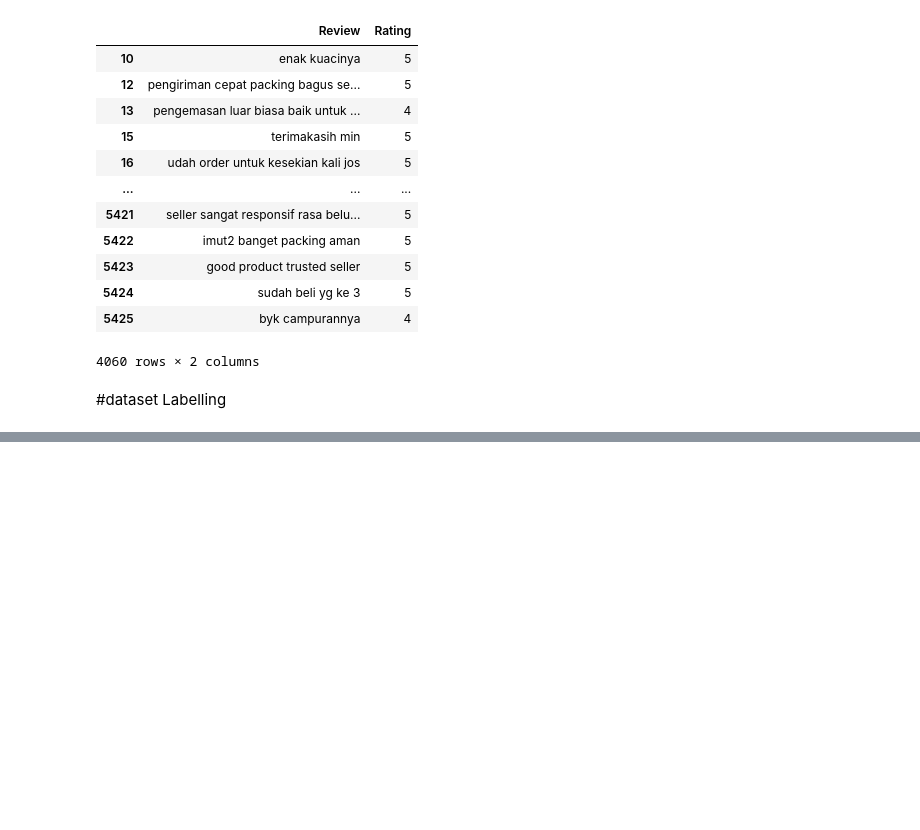
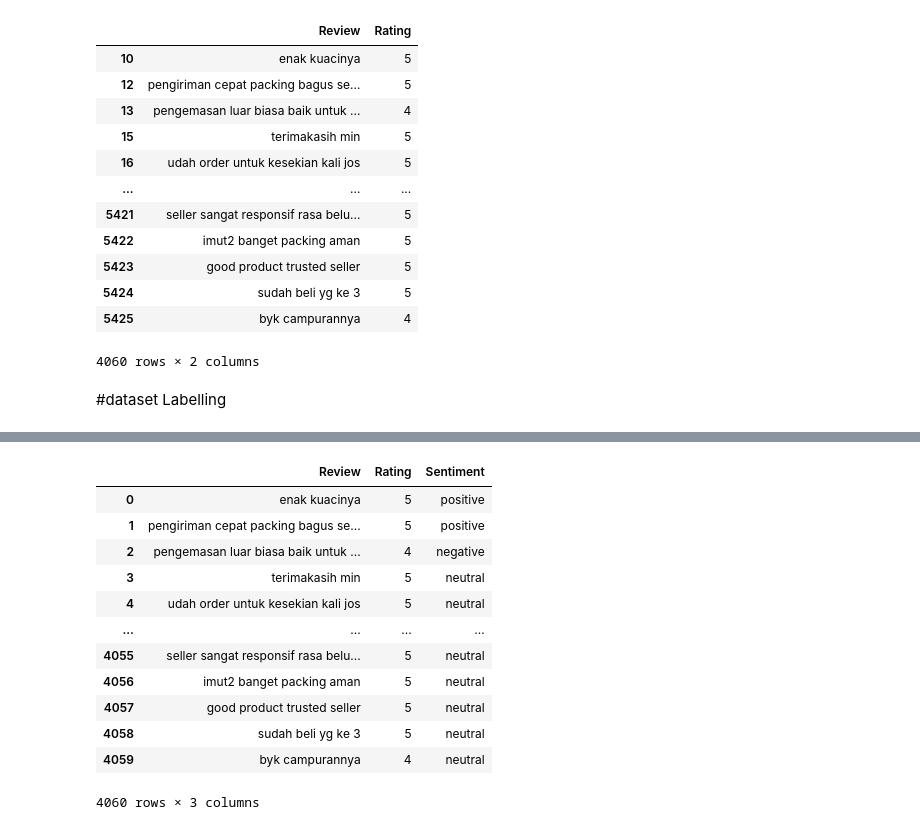
Before and after one commit to H4rfu1/ML-project-TokoLitik-tim-Undagi, a Jupyter notebook: Response/DatasetPreparationAndLabelling.ipynb, the cells around one changed output, grey strips where cells are left out. Saved outputs shown, nothing was run; the diff lists cells and outputs as text; code cells hidden in the pictures; blank space fills up the shorter version.

```diff
--- a/Response/DatasetPreparationAndLabelling.ipynb
+++ b/Response/DatasetPreparationAndLabelling.ipynb
@@ -210,0 +270,20 @@ df
+# %%
+#labeling process, 0 => while sentiment negative, 1 => while sentiment positive
+#initial progress
+# count = len(df['Review'])
+count = 5
+
+#timer start
+start_time = time.perf_counter()
+for i, review in df[['Review']][:5].iterrows():
+  print('Review = {}'.format(review['Review']))
+  sentiment = input('Sentiment : ')
+  if(sentiment == '1'):
+    df.loc[i,'Sentiment'] = 'negative'
+  elif(sentiment == '2'):
+    df.loc[i,'Sentiment'] = 'positive'
+
+  #persen proses crawling
+  (minutes, seconds) = divmod(int(time.perf_counter() - start_time), 60)
+  print('--- | Progress {0:.2f}% | elapse time: {1} minutes {2} seconds | ---'.format((i+1)/count*100, minutes, seconds))
+  print()
@@ -210,0 +310,16 @@ df
+# %%
+df
+# %% [output]
+|  | Review | Rating | Sentiment |
+| 0 | enak kuacinya | 5 | positive |
+| 1 | pengiriman cepat packing bagus se... | 5 | positive |
+| 2 | pengemasan luar biasa baik untuk ... | 4 | negative |
+| 3 | terimakasih min | 5 | neutral |
+| 4 | udah order untuk kesekian kali jos | 5 | neutral |
+| ... | ... | ... | ... |
+| 4055 | seller sangat responsif rasa belu... | 5 | neutral |
+| 4056 | imut2 banget packing aman | 5 | neutral |
+| 4057 | good product trusted seller | 5 | neutral |
+| 4058 | sudah beli yg ke 3 | 5 | neutral |
+| 4059 | byk campurannya | 4 | neutral |
+4060 rows × 3 columns
```
Also changed, not shown: parts of 12 cells of this notebook.
